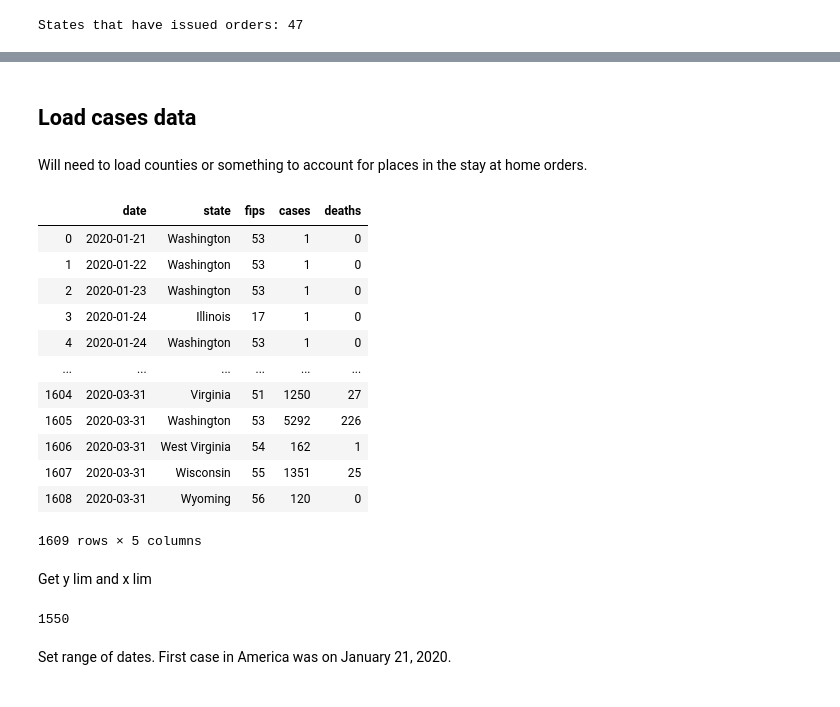
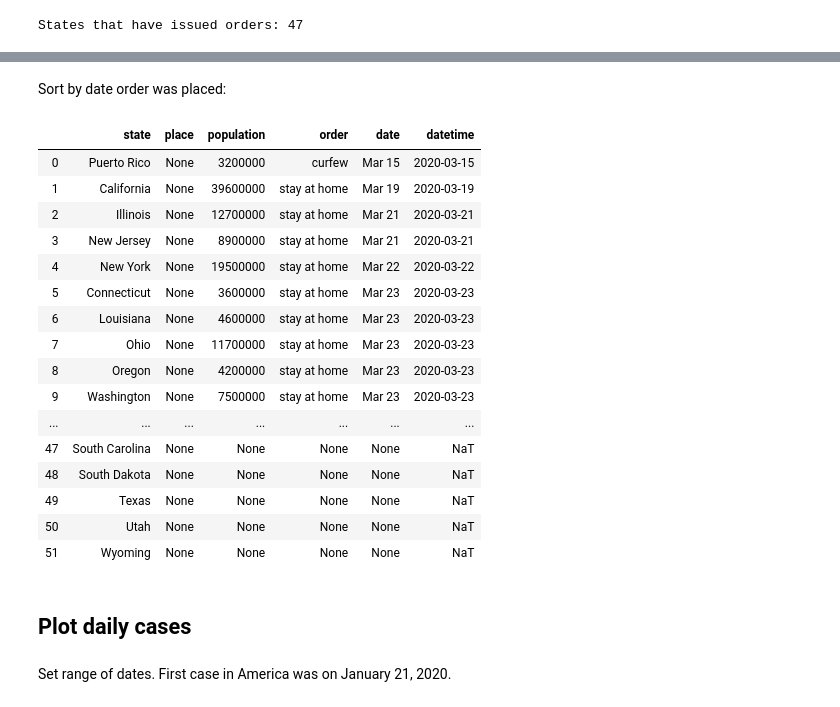
Before and after one commit to brienna/covid-19, a Jupyter notebook: social distancing visualizations.ipynb, the cells around one changed output, grey strips where cells are left out. Saved outputs shown, nothing was run; the diff lists cells and outputs as text; code cells hidden in the pictures.

```diff
--- a/social distancing visualizations.ipynb
+++ b/social distancing visualizations.ipynb
@@ -114,4 +243,26 @@ state_orders
+# %% [markdown]
+Sort by date order was placed:
+# %%
+state_orders['datetime'] = pd.to_datetime('2020 ' + state_orders['date'],  format = '%Y %b %d')
+state_orders = state_orders.sort_values(by=['datetime', 'state']).reset_index(drop=True)
+state_orders
+# %% [output]
+|  | state | place | population | order | date | datetime |
+| 0 | Puerto Rico | None | 3200000 | curfew | Mar 15 | 2020-03-15 |
+| 1 | California | None | 39600000 | stay at home | Mar 19 | 2020-03-19 |
+| 2 | Illinois | None | 12700000 | stay at home | Mar 21 | 2020-03-21 |
+| 3 | New Jersey | None | 8900000 | stay at home | Mar 21 | 2020-03-21 |
+| 4 | New York | None | 19500000 | stay at home | Mar 22 | 2020-03-22 |
+| 5 | Connecticut | None | 3600000 | stay at home | Mar 23 | 2020-03-23 |
+| 6 | Louisiana | None | 4600000 | stay at home | Mar 23 | 2020-03-23 |
+| 7 | Ohio | None | 11700000 | stay at home | Mar 23 | 2020-03-23 |
+| 8 | Oregon | None | 4200000 | stay at home | Mar 23 | 2020-03-23 |
+| 9 | Washington | None | 7500000 | stay at home | Mar 23 | 2020-03-23 |
+| ... | ... | ... | ... | ... | ... | ... |
+| 47 | South Carolina | None | None | None | None | NaT |
+| 48 | South Dakota | None | None | None | None | NaT |
+| 49 | Texas | None | None | None | None | NaT |
+| 50 | Utah | None | None | None | None | NaT |
+| 51 | Wyoming | None | None | None | None | NaT |
 # %% [markdown]
-## Load cases data
+## Plot daily cases
-# %% [markdown]
-Will need to load counties or something to account for places in the stay at home orders.
@@ -120,26 +269,3 @@ state_cases = pd.read_csv('https://raw.githubusercontent.com/nytimes/covid-19-da
-# %%
-state_cases
-# %% [output]
-|  | date | state | fips | cases | deaths |
-| 0 | 2020-01-21 | Washington | 53 | 1 | 0 |
-| 1 | 2020-01-22 | Washington | 53 | 1 | 0 |
-| 2 | 2020-01-23 | Washington | 53 | 1 | 0 |
-| 3 | 2020-01-24 | Illinois | 17 | 1 | 0 |
-| 4 | 2020-01-24 | Washington | 53 | 1 | 0 |
-| ... | ... | ... | ... | ... | ... |
-| 1604 | 2020-03-31 | Virginia | 51 | 1250 | 27 |
-| 1605 | 2020-03-31 | Washington | 53 | 5292 | 226 |
-| 1606 | 2020-03-31 | West Virginia | 54 | 162 | 1 |
-| 1607 | 2020-03-31 | Wisconsin | 55 | 1351 | 25 |
-| 1608 | 2020-03-31 | Wyoming | 56 | 120 | 0 |
-1609 rows × 5 columns
-# %% [markdown]
-Get y lim and x lim
-# %%
-y_max = state_cases['deaths'].max()
-y_max
-# %% [output]
-1550
 # %% [markdown]
 Set range of dates. First case in America was on January 21, 2020.
 # %%
```
Also changed, not shown: parts of 15 cells of this notebook.
